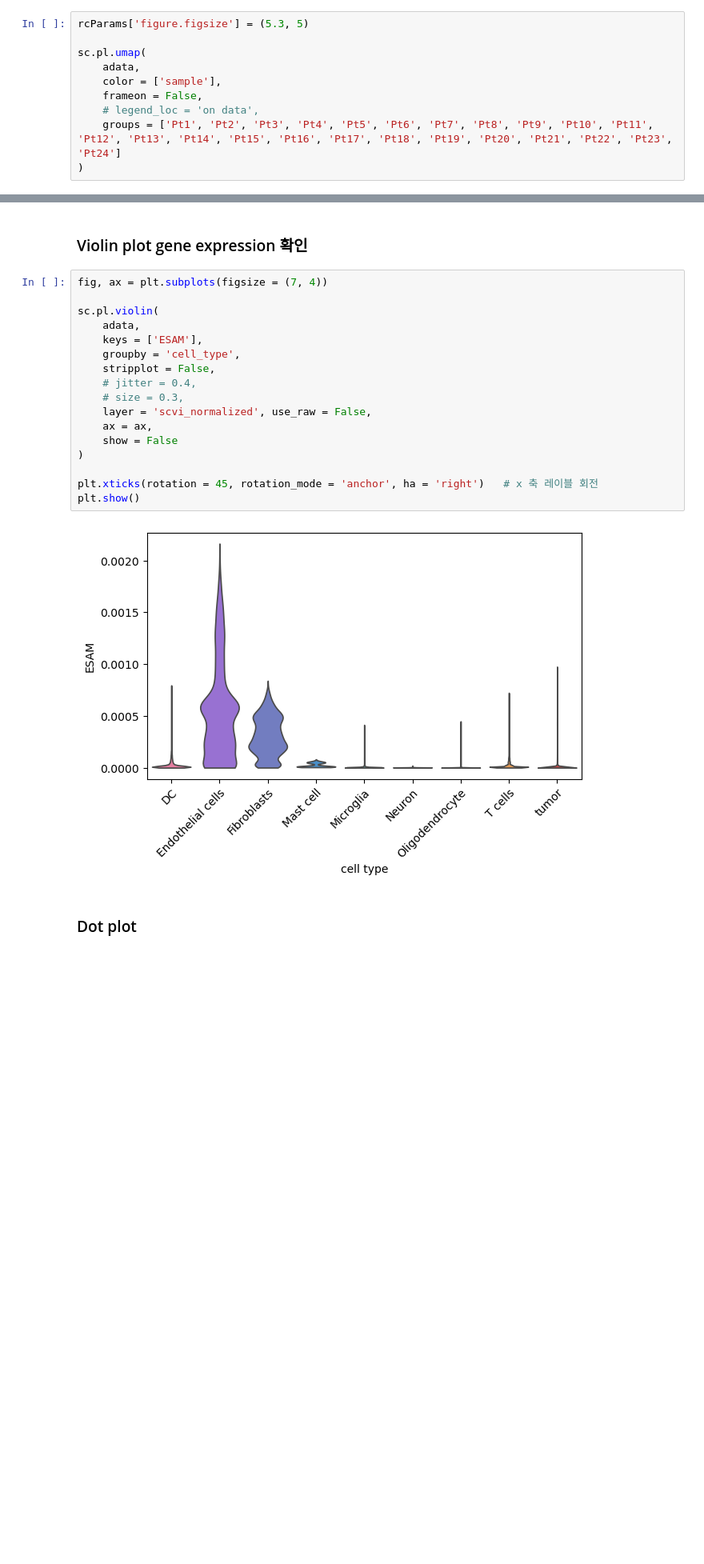
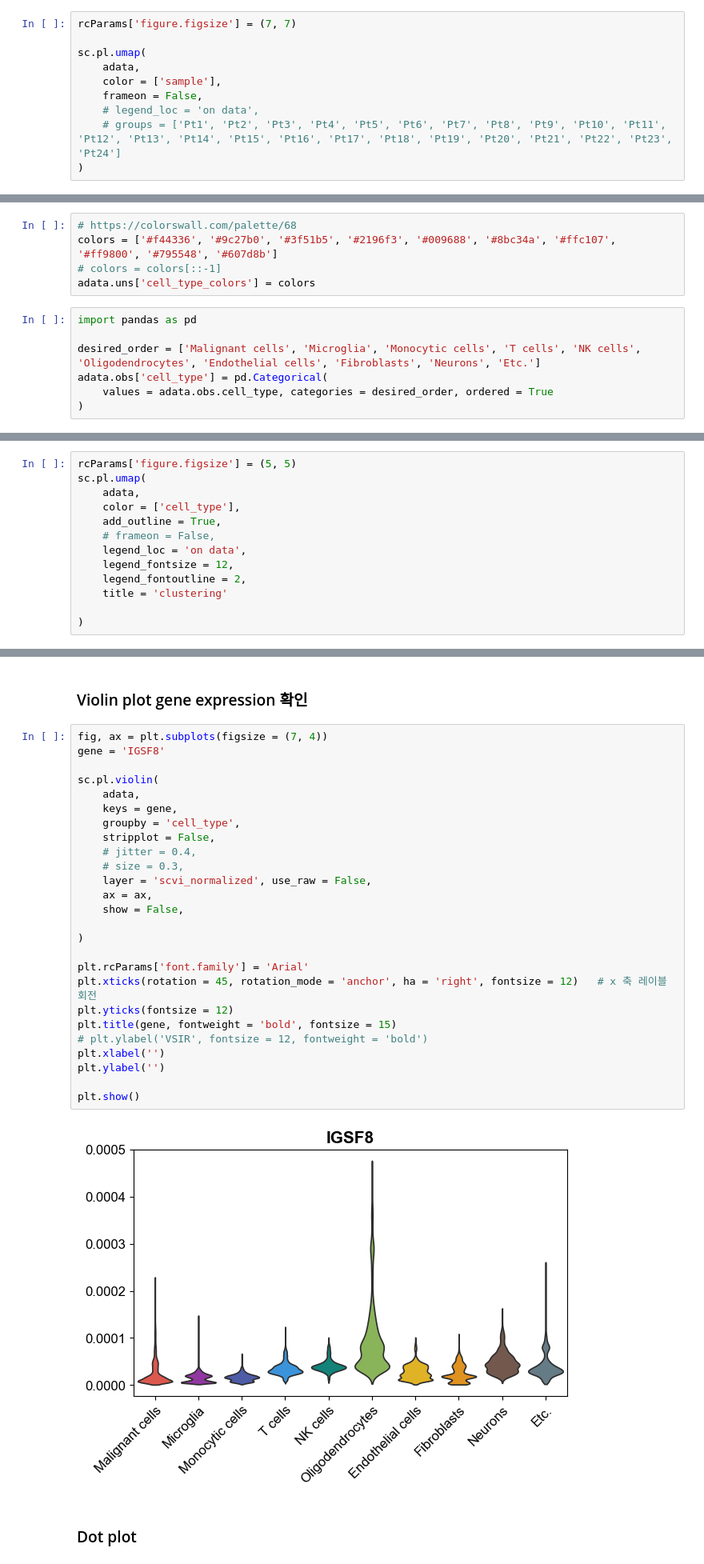
Before and after one commit to Sungwoo-Chang/16_human, a Jupyter notebook: 3.2. cell_type_labeling.ipynb, the cells around one changed output, grey strips where cells are left out. Shown at 80% size. Saved outputs shown, nothing was run; the diff lists cells and outputs as text; blank space fills up the shorter version.

```diff
--- a/3.2. cell_type_labeling.ipynb
+++ b/3.2. cell_type_labeling.ipynb
@@ -58,11 +59,11 @@ sc.pl.umap(
 # %%
-rcParams['figure.figsize'] = (5.3, 5)
+rcParams['figure.figsize'] = (7, 7)
 
 sc.pl.umap(
     adata,
     color = ['sample'],
     frameon = False,
     # legend_loc = 'on data',
-    groups = ['Pt1', 'Pt2', 'Pt3', 'Pt4', 'Pt5', 'Pt6', 'Pt7', 'Pt8', 'Pt9', 'Pt10', 'Pt11', 'Pt12', 'Pt13', 'Pt14', 'Pt15', 'Pt16', 'Pt17', 'Pt18', 'Pt19', 'Pt20', 'Pt21', 'Pt22', 'Pt23', 'Pt24']
+    # groups = ['Pt1', 'Pt2', 'Pt3', 'Pt4', 'Pt5', 'Pt6', 'Pt7', 'Pt8', 'Pt9', 'Pt10', 'Pt11', 'Pt12', 'Pt13', 'Pt14', 'Pt15', 'Pt16', 'Pt17', 'Pt18', 'Pt19', 'Pt20', 'Pt21', 'Pt22', 'Pt23', 'Pt24']
 )
 # %% [output]
@@ -205,3 +211,15 @@ adata.uns['cell_type_colors'] = colors
+# %%
+# https://colorswall.com/palette/68
+colors = ['#f44336', '#9c27b0', '#3f51b5', '#2196f3', '#009688', '#8bc34a', '#ffc107', '#ff9800', '#795548', '#607d8b']
+# colors = colors[::-1]
+adata.uns['cell_type_colors'] = colors
+# %%
+import pandas as pd
+
+desired_order = ['Malignant cells', 'Microglia', 'Monocytic cells', 'T cells', 'NK cells', 'Oligodendrocytes', 'Endothelial cells', 'Fibroblasts', 'Neurons', 'Etc.']
+adata.obs['cell_type'] = pd.Categorical(
+    values = adata.obs.cell_type, categories = desired_order, ordered = True
+)
 # %%
 rcParams['figure.figsize'] = (5, 5)
 sc.pl.umap(
@@ -216,0 +235,13 @@ sc.pl.umap(
+# %%
+rcParams['figure.figsize'] = (5, 5)
+sc.pl.umap(
+    adata,
+    color = ['cell_type'],
+    add_outline = True,
+    # frameon = False,
+    legend_loc = 'on data',
+    legend_fontsize = 12,
+    legend_fontoutline = 2,
+    title = 'clustering'
+
+)
@@ -218,22 +251,31 @@ sc.pl.umap(
 ### Violin plot gene expression 확인
 # %%
 fig, ax = plt.subplots(figsize = (7, 4))
+gene = 'IGSF8'
 
 sc.pl.violin(
     adata,
-    keys = ['ESAM'],
+    keys = gene,
     groupby = 'cell_type',
     stripplot = False,
     # jitter = 0.4,
     # size = 0.3,
     layer = 'scvi_normalized', use_raw = False,
     ax = ax,
-    show = False
+    show = False,
+
 )
 
-plt.xticks(rotation = 45, rotation_mode = 'anchor', ha = 'right')   # x 축 레이블 회전
+plt.rcParams['font.family'] = 'Arial'
+plt.xticks(rotation = 45, rotation_mode = 'anchor', ha = 'right', fontsize = 12)   # x 축 레이블 회전
+plt.yticks(fontsize = 12)
+plt.title(gene, fontweight = 'bold', fontsize = 15)
+# plt.ylabel('VSIR', fontsize = 12, fontweight = 'bold')
+plt.xlabel('')
+plt.ylabel('')
+
 plt.show()
 # %% [output]
-[figure, old version]
+[figure, new version]
 # %% [markdown]
 ### Dot plot
```
Also changed, not shown: parts of 19 cells of this notebook, 8 other files.
